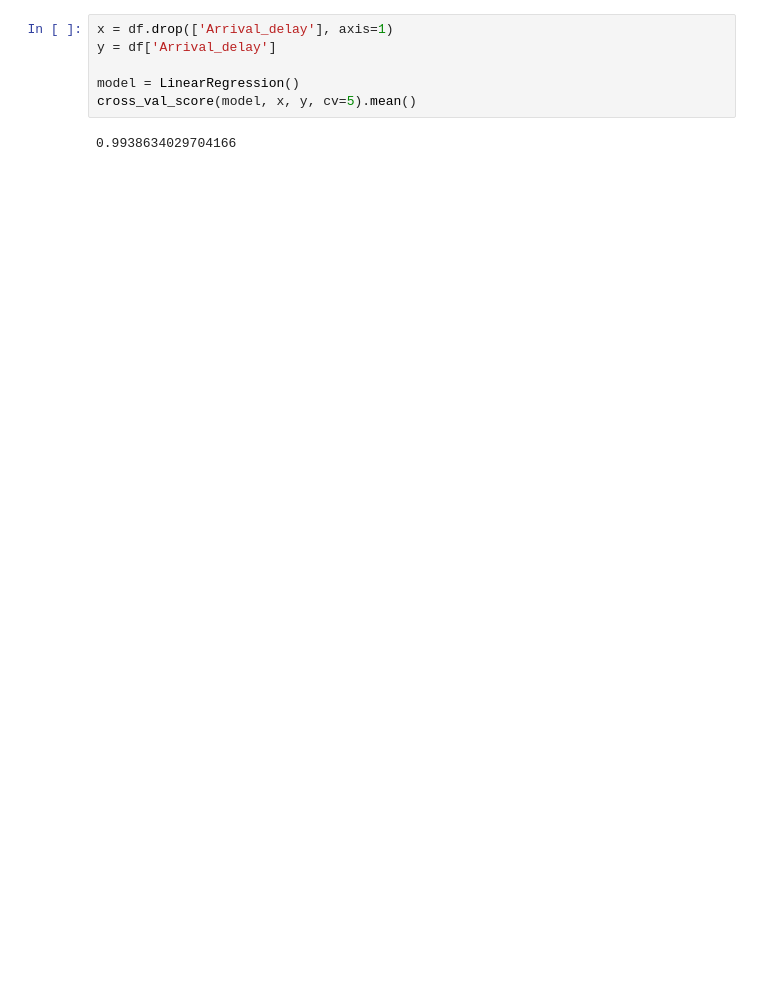
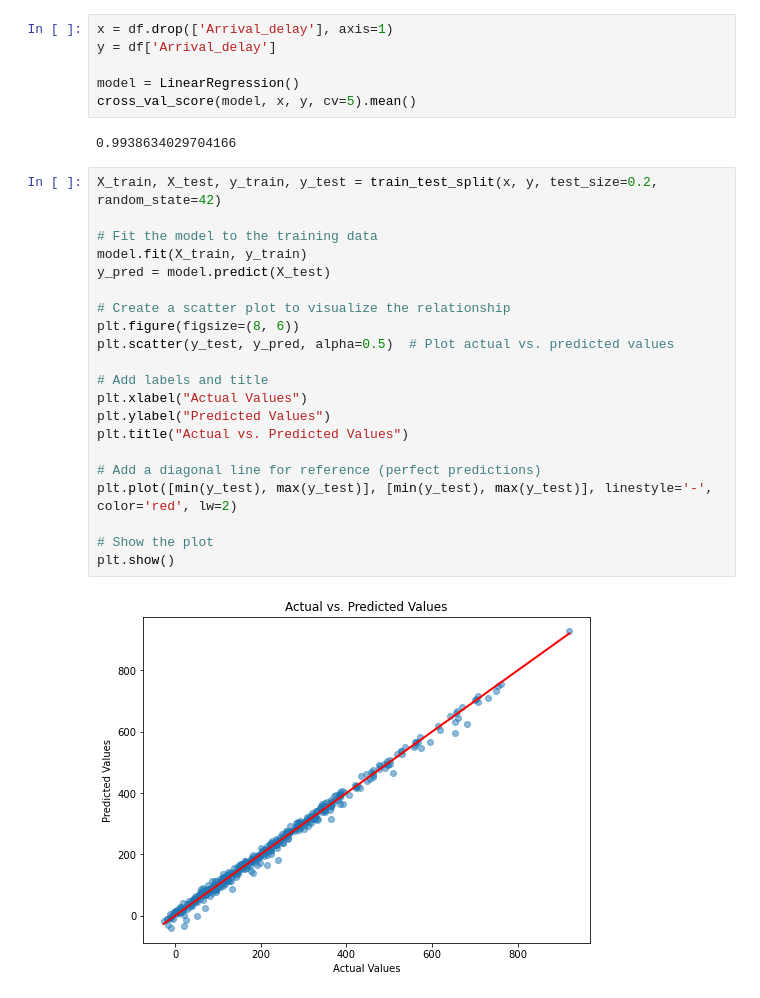
Before and after one commit to piffen236/AH2179_Module-2, a Jupyter notebook: lab1.ipynb, the cells around one changed output. Cells and saved outputs as stored; diff of their text form; blank space fills up the shorter version.

```diff
--- a/lab1.ipynb
+++ b/lab1.ipynb
@@ -34,3 +56,26 @@ model = LinearRegression()
 cross_val_score(model, x, y, cv=5).mean()
 # %% [output]
 0.9938634029704166
+# %%
+X_train, X_test, y_train, y_test = train_test_split(x, y, test_size=0.2, random_state=42)
+
+# Fit the model to the training data
+model.fit(X_train, y_train)
+y_pred = model.predict(X_test)
+
+# Create a scatter plot to visualize the relationship
+plt.figure(figsize=(8, 6))
+plt.scatter(y_test, y_pred, alpha=0.5)  # Plot actual vs. predicted values
+
+# Add labels and title
+plt.xlabel("Actual Values")
+plt.ylabel("Predicted Values")
+plt.title("Actual vs. Predicted Values")
+
+# Add a diagonal line for reference (perfect predictions)
+plt.plot([min(y_test), max(y_test)], [min(y_test), max(y_test)], linestyle='-', color='red', lw=2)
+
+# Show the plot
+plt.show()
+# %% [output]
+[figure, added]
```
Also changed, not shown: parts of 9 cells of this notebook, 1 other file.
